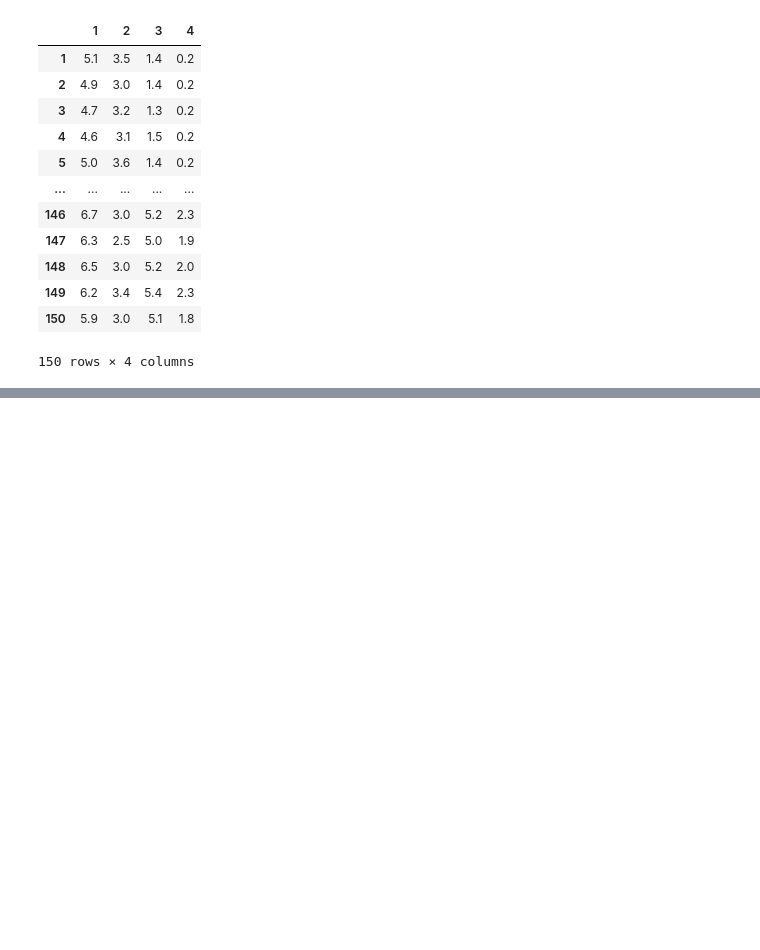
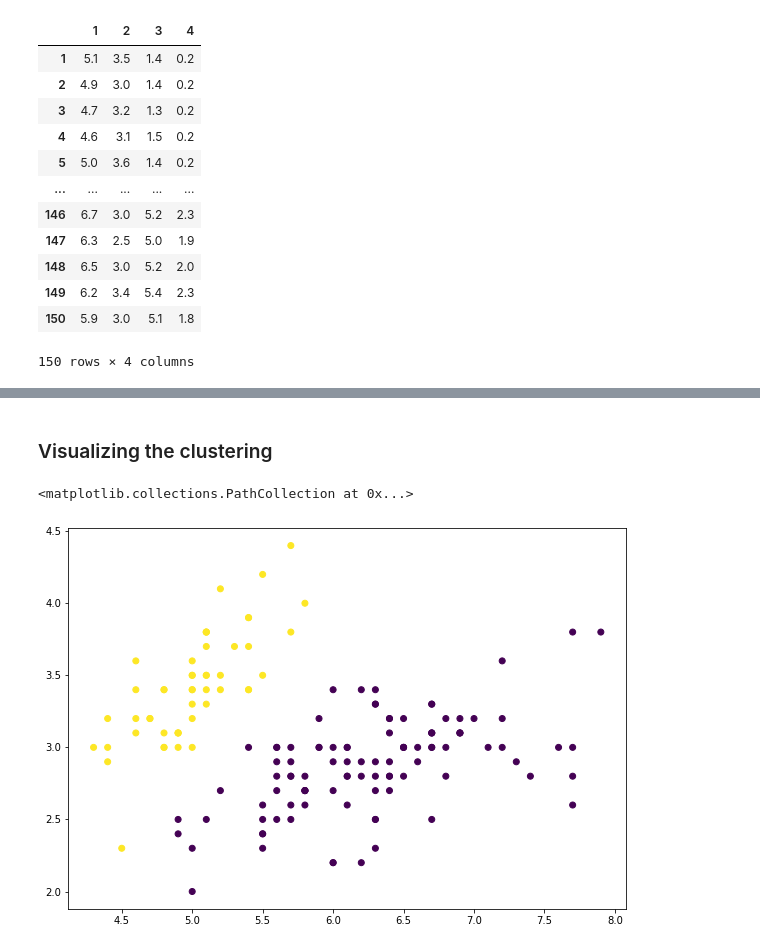
Before and after one commit to shikhar-anand/Clustering-Algorithms, a Jupyter notebook: Agglomerative Clustering.ipynb, the cells around one changed output, grey strips where cells are left out. Cells and saved outputs as stored; diff of their text form; code cells hidden in the pictures; blank space fills up the shorter version.

```diff
--- a/Agglomerative Clustering.ipynb
+++ b/Agglomerative Clustering.ipynb
@@ -122,0 +167,8 @@ y_df
+# %% [markdown]
+### Visualizing the clustering
+# %%
+plt.figure(figsize=(10, 7))
+plt.scatter(X_df[1], X_df[2], c=model.labels_)
+# %% [output]
+<matplotlib.collections.PathCollection at 0x...>
+[figure, added]
```
Also changed, not shown: parts of 17 cells of this notebook.
